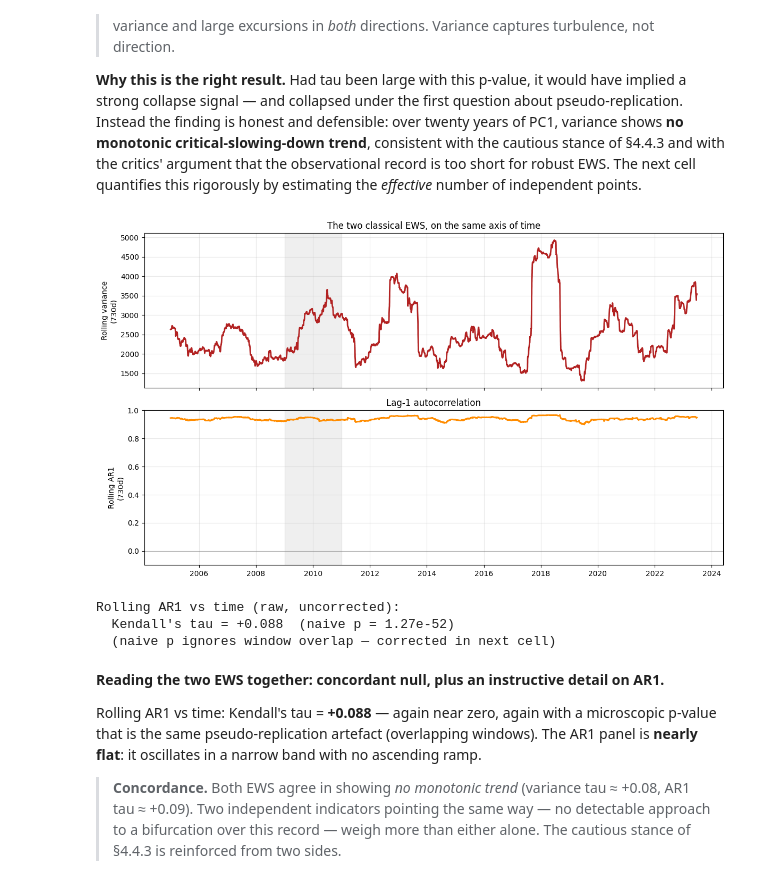
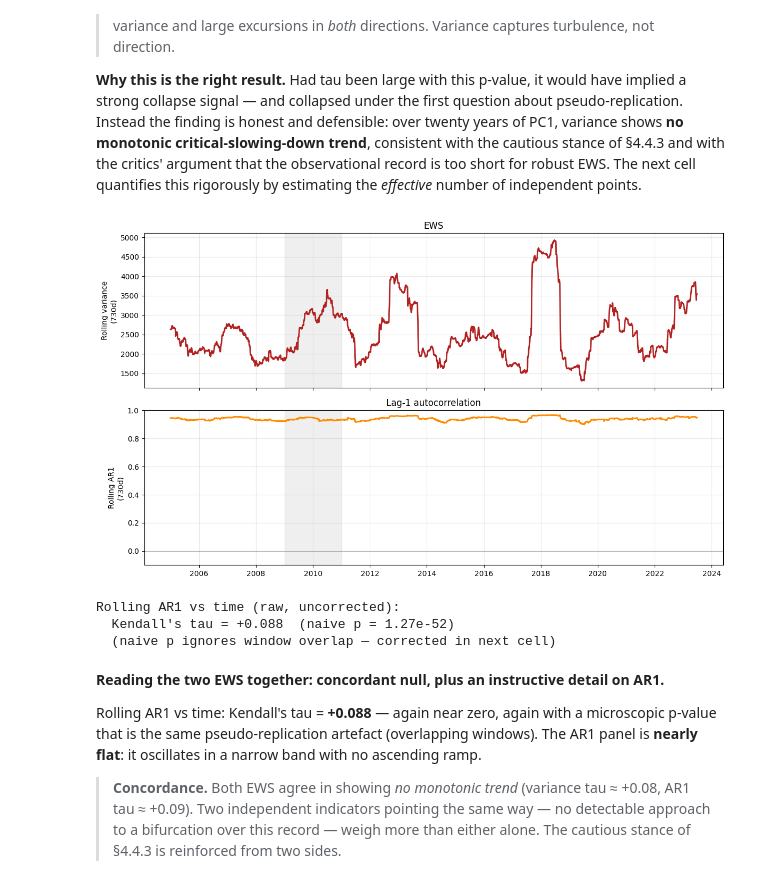
Before and after one commit to enricovaccari/thesis-pipeline, a Jupyter notebook: notebooks/04_anomalies_early_warning_signals.ipynb, the cells around one changed output. Saved outputs shown, nothing was run; the diff lists cells and outputs as text; code cells hidden in the pictures.

```diff
--- a/notebooks/04_anomalies_early_warning_signals.ipynb
+++ b/notebooks/04_anomalies_early_warning_signals.ipynb
@@ -165,35 +165,35 @@ def rolling_ar1(series, window):
     return series.rolling(window, center=True).apply(ar1, raw=True)
 
 roll_ar1 = rolling_ar1(residual, var_win)   # same 730-day window as variance
 
 # --- Plot variance and AR1 together (the two EWS, read as a pair) ---
 fig, (ax1, ax2) = plt.subplots(2, 1, figsize=(12, 7), sharex=True)
 
 ax1.plot(roll_var.index, roll_var.values, color='firebrick', linewidth=2)
 ax1.set_ylabel(f'Rolling variance\n({var_win}d)')
-ax1.set_title('The two classical EWS, on the same axis of time')
+ax1.set_title('EWS')
 ax1.axvspan(pd.Timestamp('2009-01-01'), pd.Timestamp('2010-12-31'),
             color='gray', alpha=0.12)
 
 ax2.plot(roll_ar1.index, roll_ar1.values, color='darkorange', linewidth=2)
 ax2.set_ylabel(f'Rolling AR1\n({var_win}d)')
 ax2.set_title('Lag-1 autocorrelation')
 ax2.set_ylim(-0.1, 1.0)
 ax2.axhline(0, color='gray', linewidth=0.8, alpha=0.6)
 ax2.axvspan(pd.Timestamp('2009-01-01'), pd.Timestamp('2010-12-31'),
             color='gray', alpha=0.12)
 
 plt.tight_layout()
 plt.show()
 
 # Direction of the AR1 trend (raw Kendall, to be corrected next cell)
 valid_ar1 = roll_ar1.dropna()
 tau_ar1, p_ar1 = kendalltau(np.arange(len(valid_ar1)), valid_ar1.values)
 print(f"Rolling AR1 vs time (raw, uncorrected):")
 print(f"  Kendall's tau = {tau_ar1:+.3f}  (naive p = {p_ar1:.3g})")
 print(f"  (naive p ignores window overlap — corrected in next cell)")
 # %% [output]
-[figure, old version]
+[figure, new version]
 Rolling AR1 vs time (raw, uncorrected):
   Kendall's tau = +0.088  (naive p = 1.27e-52)
   (naive p ignores window overlap — corrected in next cell)
```
Also changed, not shown: parts of 1 cell of this notebook, 19 other files.
